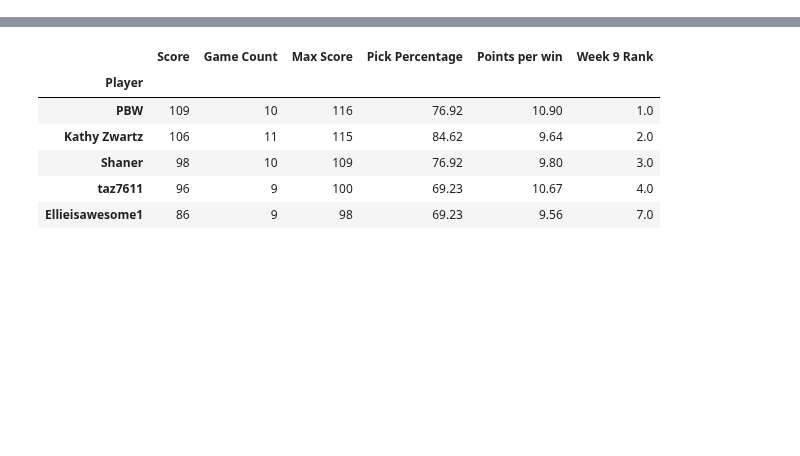
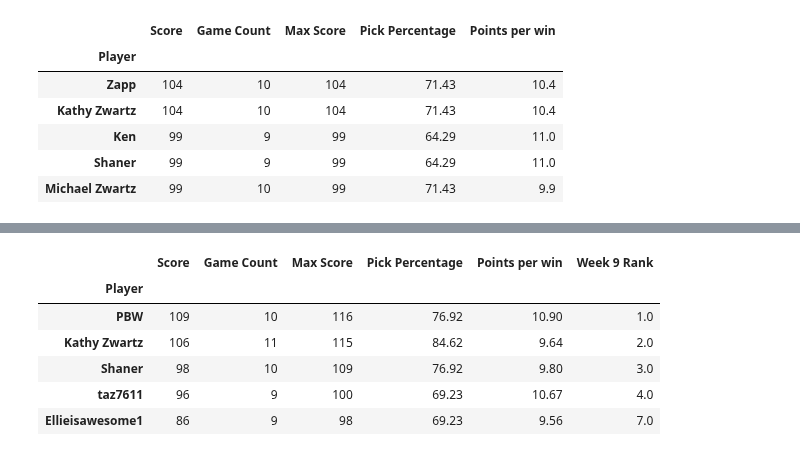
Before and after one commit to michaelzwartz/Confidence-pool, a Jupyter notebook: pool_notebook.ipynb, the cells around one changed output, grey strips where cells are left out. Drawn from its saved outputs; the diff is of its cells as text; code cells hidden in the pictures; blank space fills up the shorter version.

```diff
--- a/pool_notebook.ipynb
+++ b/pool_notebook.ipynb
@@ -73,3 +86,13 @@ best_worst
+# %%
+week11_stats.sort_values('Score', ascending=False).head()
+# %% [output]
+|  | Score | Game Count | Max Score | Pick Percentage | Points per win |
+| Player |  |  |  |  |  |
+| Zapp | 104 | 10 | 104 | 71.43 | 10.4 |
+| Kathy Zwartz | 104 | 10 | 104 | 71.43 | 10.4 |
+| Ken | 99 | 9 | 99 | 64.29 | 11.0 |
+| Shaner | 99 | 9 | 99 | 64.29 | 11.0 |
+| Michael Zwartz | 99 | 10 | 99 | 71.43 | 9.9 |
 # %%
 season_totals['Rank Change'] = 0
 season_totals[''] = " "
```
Also changed, not shown: parts of 7 cells of this notebook, 1 other file.
